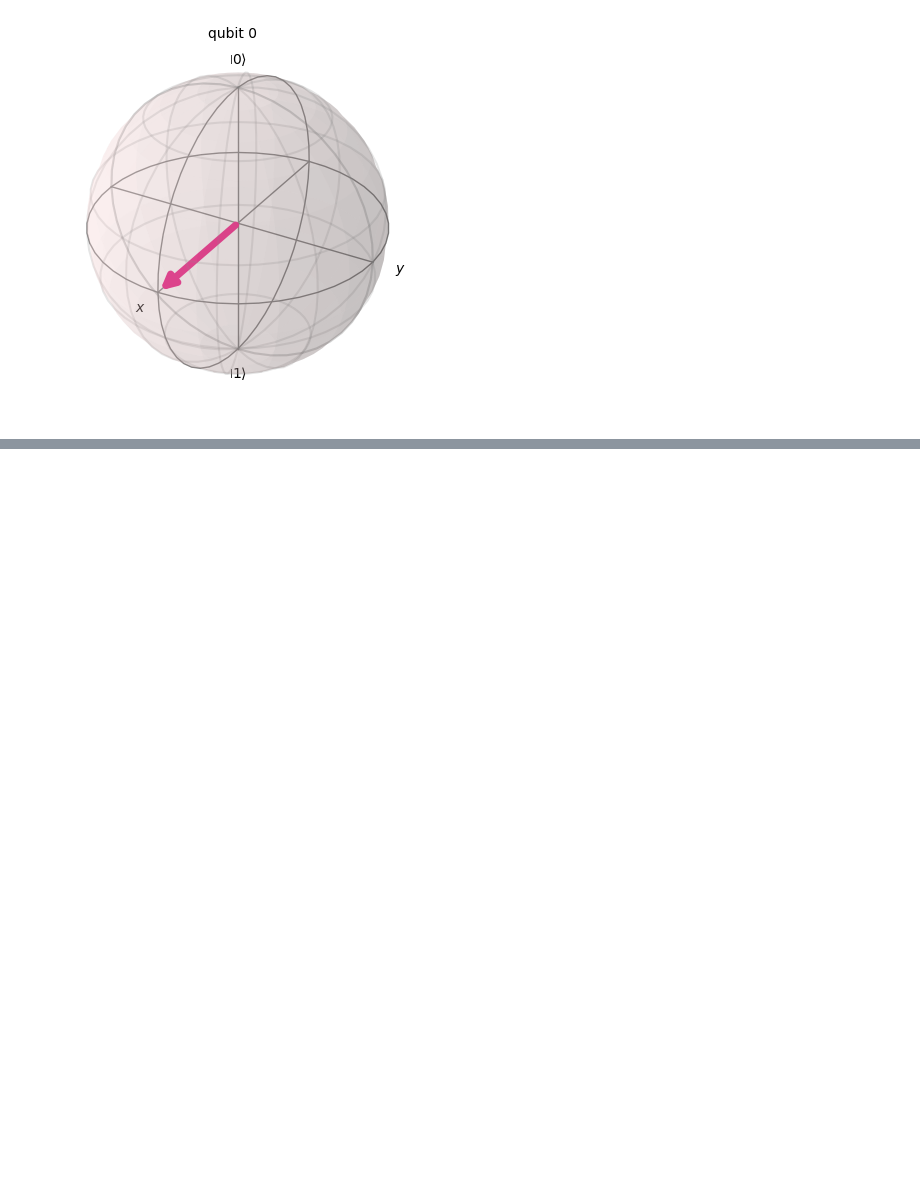
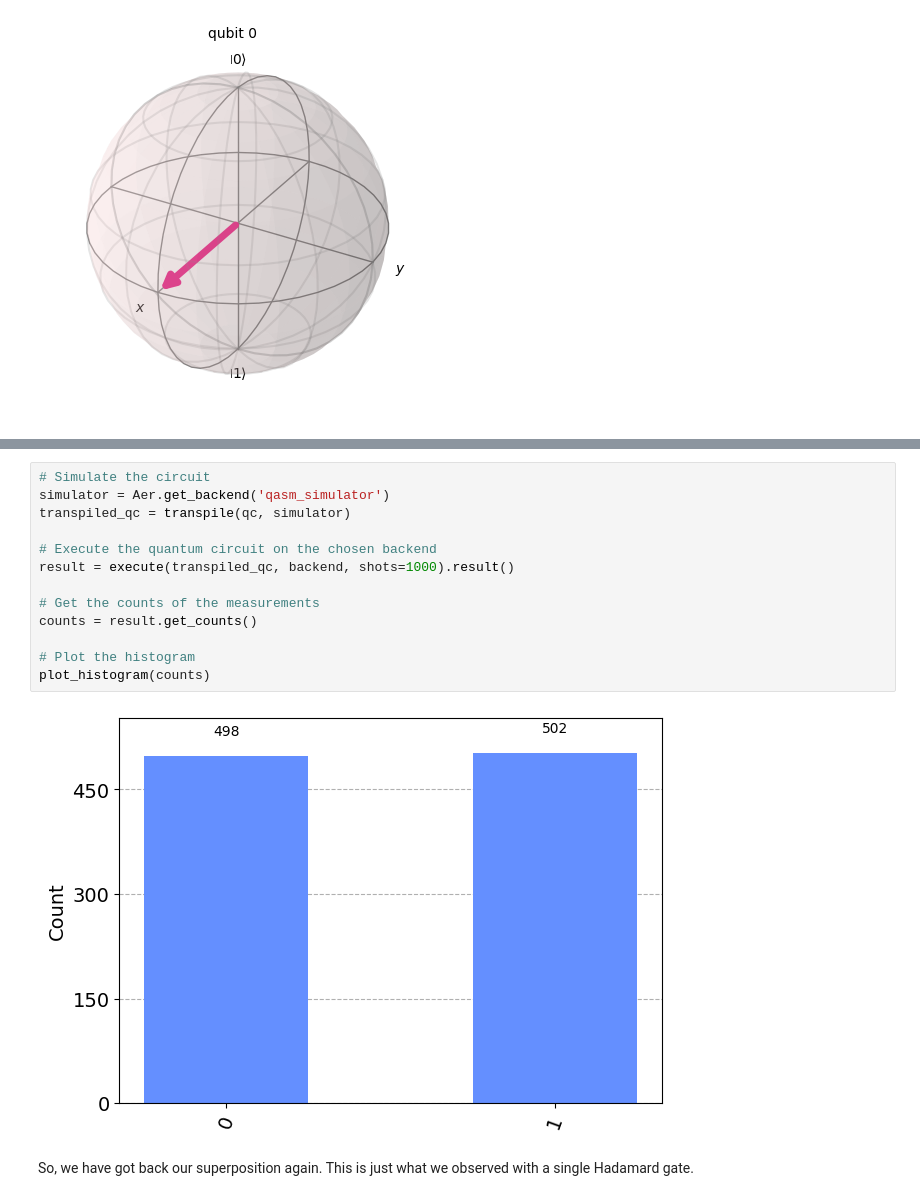
Before and after one commit to chottoamii/QLearn-Assets, a Jupyter notebook: codes/Quantum Gates/hadamard_gate.ipynb, the cells around one changed output, grey strips where cells are left out. Cells and saved outputs as stored; diff of their text form; blank space fills up the shorter version.

```diff
--- a/codes/Quantum Gates/hadamard_gate.ipynb
+++ b/codes/Quantum Gates/hadamard_gate.ipynb
@@ -114,0 +179,17 @@ plot_bloch_multivector(statevector_after_hadamard)
+# %%
+# Simulate the circuit
+simulator = Aer.get_backend('qasm_simulator')
+transpiled_qc = transpile(qc, simulator)
+
+# Execute the quantum circuit on the chosen backend
+result = execute(transpiled_qc, backend, shots=1000).result()
+
+# Get the counts of the measurements
+counts = result.get_counts()
+
+# Plot the histogram
+plot_histogram(counts)
+# %% [output]
+[figure, added]
+# %% [markdown]
+So, we have got back our superposition again. This is just what we observed with a single Hadamard gate.
```
Also changed, not shown: parts of 12 cells of this notebook, 1 other file.
